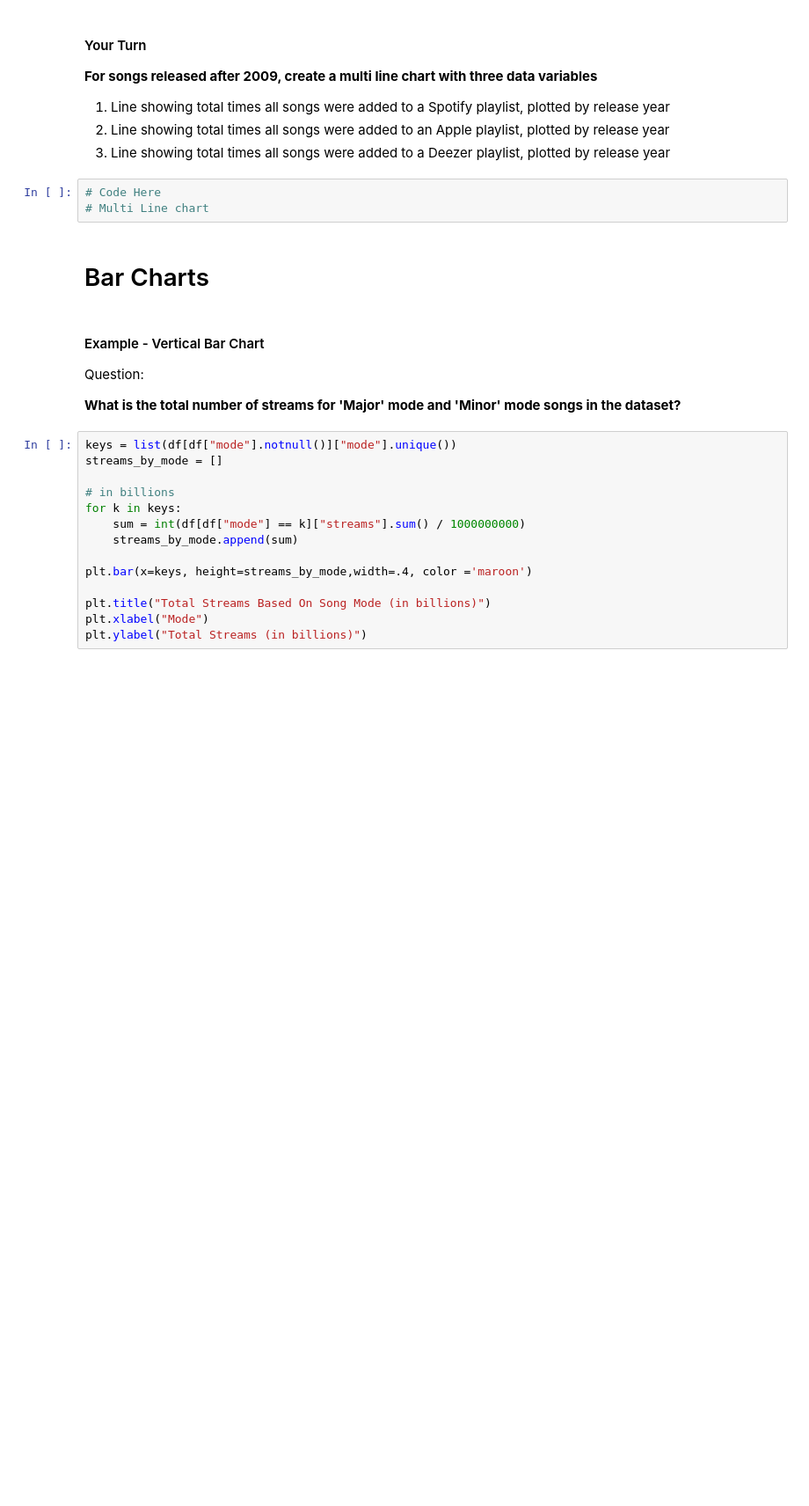
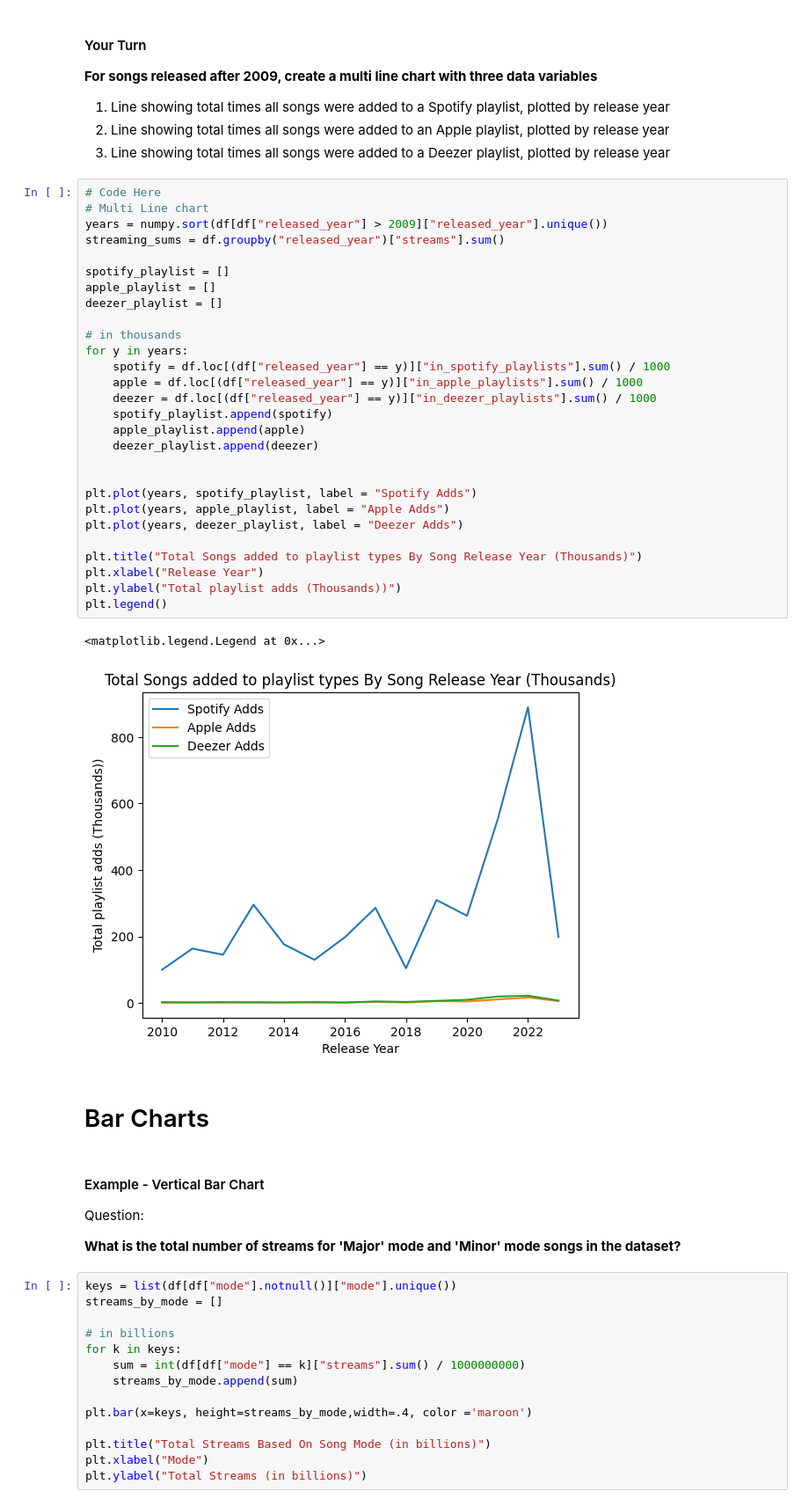
Before and after one commit to GraySinclair/data-analysis-projects-class-19-and-20, a Jupyter notebook: class-19/exercises/data-viz-exercises.ipynb, the cells around one changed output. Shown: that part at 88% size. Drawn from its saved outputs; the diff is of its cells as text; blank space fills up the shorter version.

```diff
--- a/class-19/exercises/data-viz-exercises.ipynb
+++ b/class-19/exercises/data-viz-exercises.ipynb
@@ -130,9 +158,37 @@ plt.legend()
 1. Line showing total times all songs were added to a Spotify playlist, plotted by release year
 1. Line showing total times all songs were added to an Apple playlist, plotted by release year
 1. Line showing total times all songs were added to a Deezer playlist, plotted by release year
-# %%
-# Code Here
-# Multi Line chart
+# %%
+# Code Here
+# Multi Line chart
+years = numpy.sort(df[df["released_year"] > 2009]["released_year"].unique())
+streaming_sums = df.groupby("released_year")["streams"].sum()
+
+spotify_playlist = []
+apple_playlist = []
+deezer_playlist = []
+
+# in thousands
+for y in years:
+	spotify = df.loc[(df["released_year"] == y)]["in_spotify_playlists"].sum() / 1000
+	apple = df.loc[(df["released_year"] == y)]["in_apple_playlists"].sum() / 1000
+	deezer = df.loc[(df["released_year"] == y)]["in_deezer_playlists"].sum() / 1000
+	spotify_playlist.append(spotify)
+	apple_playlist.append(apple)
+	deezer_playlist.append(deezer)
+
+
+plt.plot(years, spotify_playlist, label = "Spotify Adds")
+plt.plot(years, apple_playlist, label = "Apple Adds")
+plt.plot(years, deezer_playlist, label = "Deezer Adds")
+
+plt.title("Total Songs added to playlist types By Song Release Year (Thousands)")
+plt.xlabel("Release Year")
+plt.ylabel("Total playlist adds (Thousands))")
+plt.legend()
+# %% [output]
+<matplotlib.legend.Legend at 0x...>
+[figure, added]
 # %% [markdown]
 # Bar Charts
 # %% [markdown]
```
Also changed, not shown: parts of 6 cells of this notebook.
